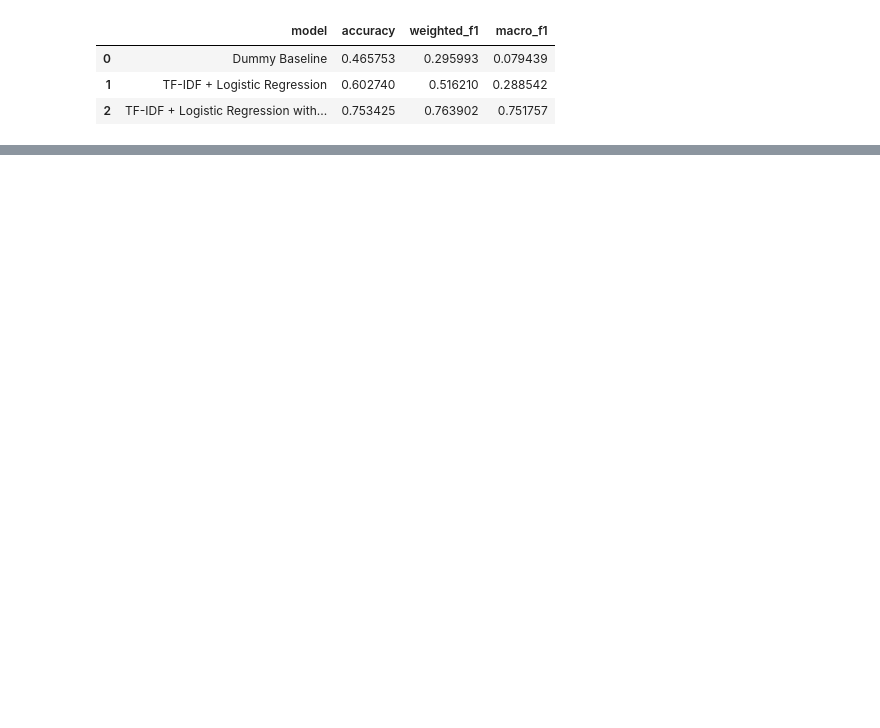
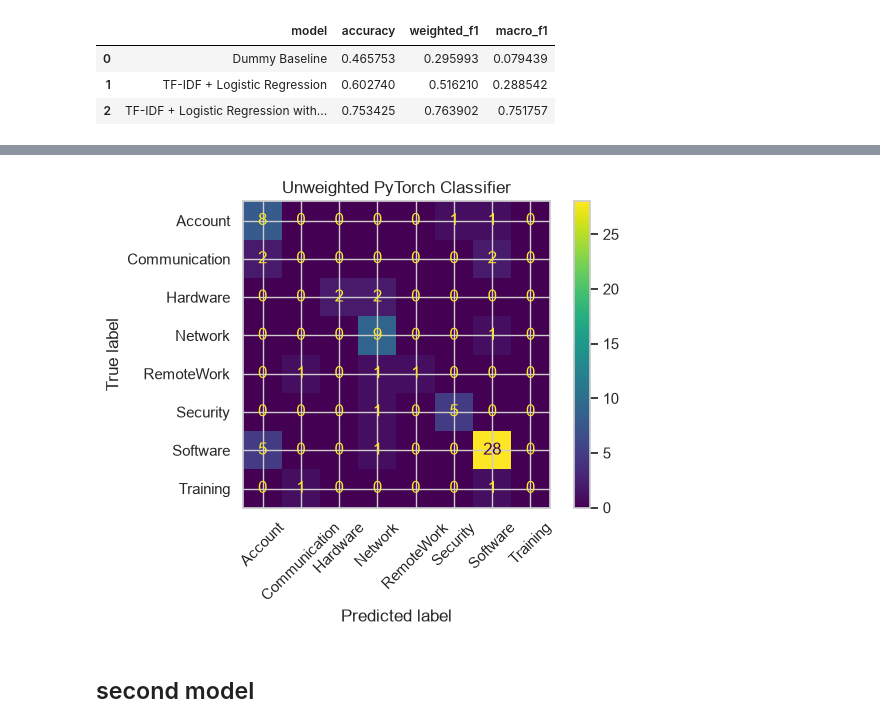
Before and after one commit to andymann-cs/Ticket-Classifier, a Jupyter notebook: notebooks/dataset_check.ipynb, the cells around one changed output, grey strips where cells are left out. Cells and saved outputs as stored; diff of their text form; code cells hidden in the pictures; blank space fills up the shorter version.

```diff
--- a/notebooks/dataset_check.ipynb
+++ b/notebooks/dataset_check.ipynb
@@ -412,0 +941,71 @@ We could check the contents of tickets that the model misclassed as account rath
+# %%
+model.load_state_dict(
+    torch.load(
+        "../models/pytorch_unweighted.pt",
+        weights_only=True
+    )
+)
+
+def get_predictions(model, loader, device):
+
+    model.eval()
+
+    predictions = []
+    labels = []
+
+    with torch.no_grad():
+
+        for batch_x, batch_y in loader:
+
+            batch_x = batch_x.to(device)
+
+            logits = model(batch_x)
+
+            preds = logits.argmax(dim=1)
+
+            predictions.extend(
+                preds.cpu().numpy()
+            )
+
+            labels.extend(
+                batch_y.numpy()
+            )
+
+    return labels, predictions
+
+val_true, val_pred = get_predictions(
+    model,
+    val_loader,
+    device
+)
+
+true_names = label_encoder.inverse_transform(
+    val_true
+)
+
+pred_names = label_encoder.inverse_transform(
+    val_pred
+)
+
+from sklearn.metrics import classification_report
+
+print(
+    classification_report(
+        true_names,
+        pred_names,
+        digits=3
+    )
+)
+
+from sklearn.metrics import ConfusionMatrixDisplay
+
+ConfusionMatrixDisplay.from_predictions(
+    true_names,
+    pred_names,
+    xticks_rotation=45
+)
+
+plt.title("Unweighted PyTorch Classifier")
+plt.tight_layout()
+plt.show()
+# %% [output]
@@ -412,0 +1026,3 @@ We could check the contents of tickets that the model misclassed as account rath
+[figure, added]
+# %% [markdown]
+## second model
```
Also changed, not shown: parts of 53 cells of this notebook.
